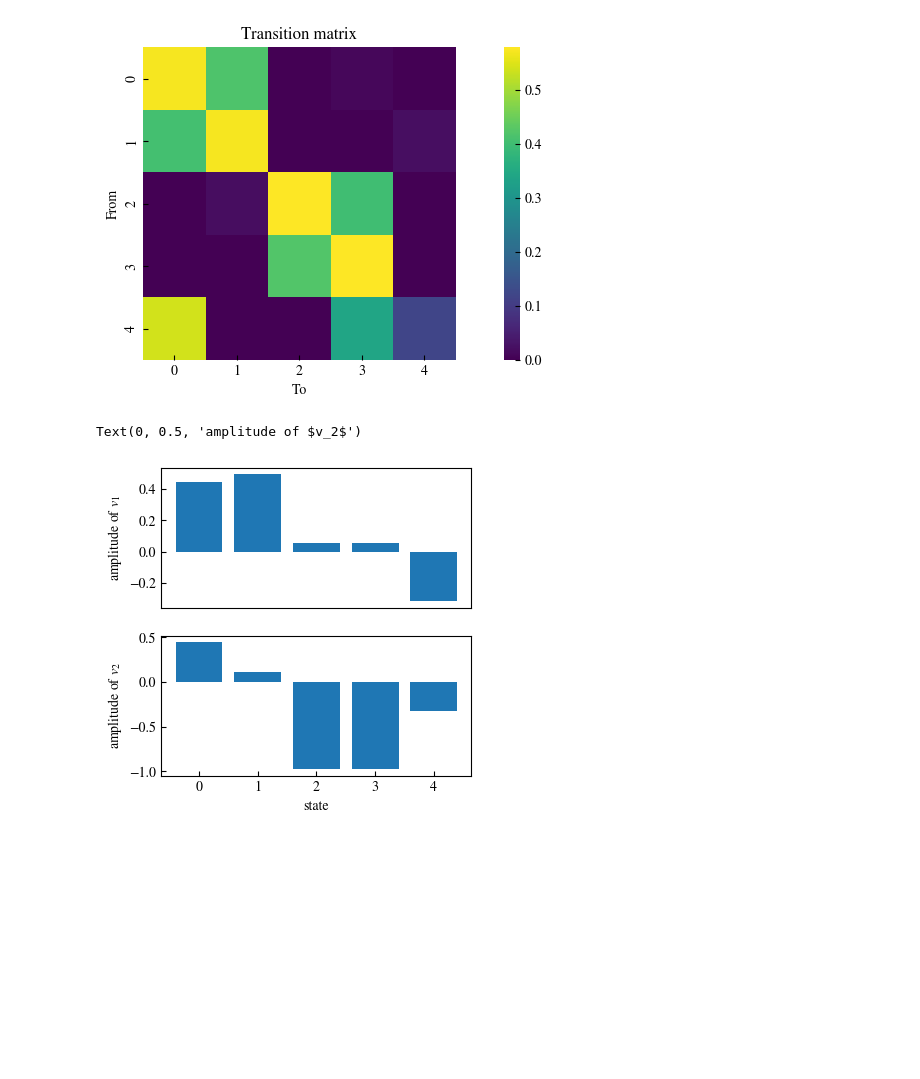
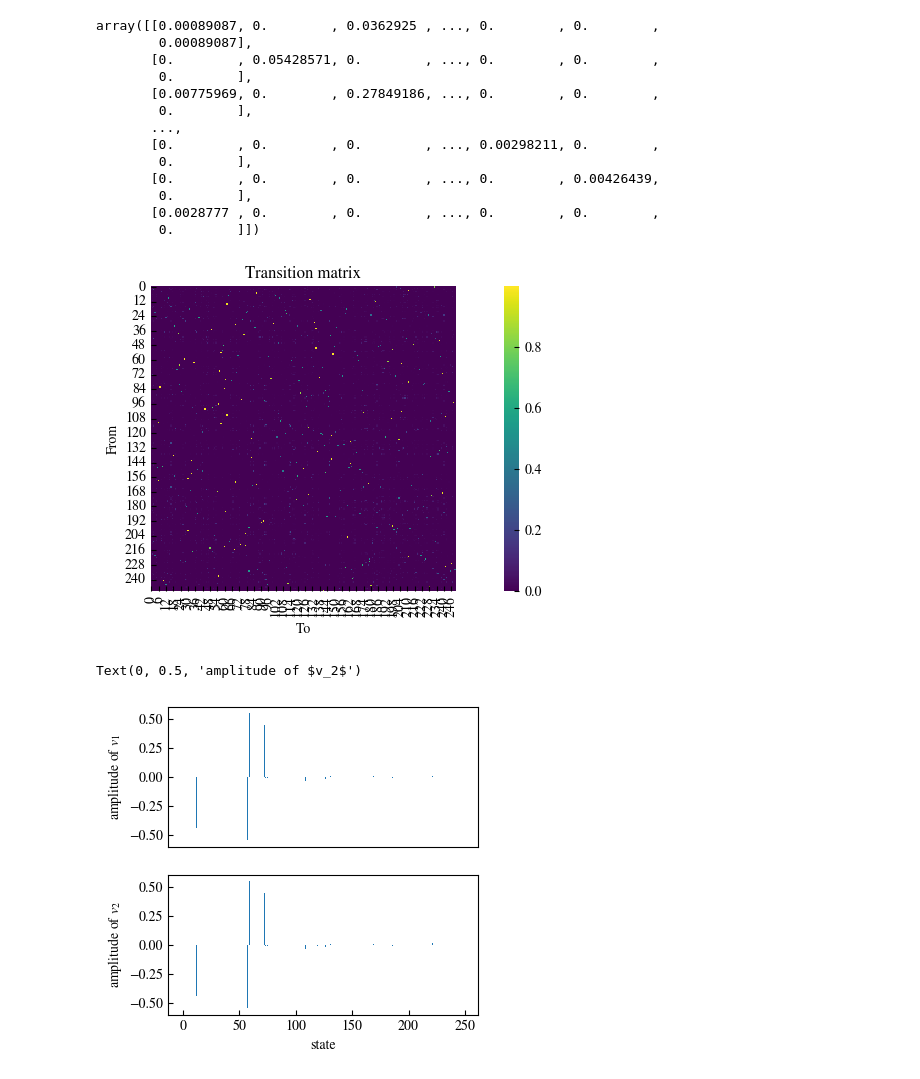
Before and after one commit to HugoLeRoy94/ClusterAnalysis, a Jupyter notebook: unit_test/test_embedding_toy_model.ipynb, the cells around one changed output. Cells and saved outputs as stored; diff of their text form; code cells hidden in the pictures; blank space fills up the shorter version.

Commit message:
ok the translate and rotate function works, but I made it evolve more.

```diff
--- a/unit_test/test_embedding_toy_model.ipynb
+++ b/unit_test/test_embedding_toy_model.ipynb
@@ -55,8 +57,8 @@ ax2.set_yticks([-3,0,3])
 # %%
-#emb = Embedding(df,
-#                columns=['speed','curvature_angle','torsion_angle'],
-#                ID_NAME='label')
-emb = EmbeddingPosition(df,columns=[],columns_translated=['x','y','z'],ID_NAME='label')
+emb = Embedding(df,
+                columns=['speed','curvature_angle','abs_torsion_angle'],
+                ID_NAME='label')
+#emb = EmbeddingPosition(df,columns=['speed','curvature_angle'],columns_translated=['x','y','z'],ID_NAME='label')
 #emb = Embedding(df,
 #                columns=['speed','curvature_angle'],ID_NAME='label')
 # %%
@@ -138,24 +176,38 @@ cbar.set_label(r'$\lambda_i$ value')
 # %%
-emb.make_transition_matrix(tau=1)
+emb.make_transition_matrix(tau=4)
 fig, axs = plt.subplots(1, 1, figsize=(10, 4))
 plot_transition_matrix(emb.P, ax=axs)
 #plot_distribution(emb.pi, ax=axs[1])
 plt.tight_layout()
 #plt.savefig('transition_matrix.svg',transparent=True,bbox_inches='tight')
+emb.reversibilized_matrix()
 # %% [output]
+array([[0.00089087, 0.        , 0.0362925 , ..., 0.        , 0.        ,
+        0.00089087],
+       [0.        , 0.05428571, 0.        , ..., 0.        , 0.        ,
+        0.        ],
+       [0.00775969, 0.        , 0.27849186, ..., 0.        , 0.        ,
+        0.        ],
+       ...,
+       [0.        , 0.        , 0.        , ..., 0.00298211, 0.        ,
+        0.        ],
+       [0.        , 0.        , 0.        , ..., 0.        , 0.00426439,
+        0.        ],
+       [0.0028777 , 0.        , 0.        , ..., 0.        , 0.        ,
+        0.        ]])
-[figure, old version]
+[figure, new version]
 # %%
 fig,ax = plt.subplots(figsize=(4,4),nrows=2)
 # find the spectrum of the stochastic matrix
-eig_val,eig_vec = np.linalg.eig(emb.P)
+eig_val,eig_vec = np.linalg.eig(emb.P.T)
 real_spectrum = np.real(eig_val)
 # sort the eigen system according to the value of the real part
 eig_vec = eig_vec[np.argsort(real_spectrum)]
 real_spectrum = real_spectrum[np.argsort(real_spectrum)]
-slow_mode = np.real(eig_vec[-2])
+slow_mode = np.real(eig_vec[:,-2])
 ax[0].bar(np.arange(0,slow_mode.shape[0],1),slow_mode)
 ax[0].set_xticks([])
-slow_mode = np.real(eig_vec[-3])
+slow_mode = np.real(eig_vec[:,-3])
 ax[1].bar(np.arange(0,slow_mode.shape[0],1),slow_mode)
 ax[1].set_xlabel('state')
 ax[0].set_ylabel(r'amplitude of $v_1$')
@@ -163,6 +215,6 @@ ax[1].set_ylabel(r'amplitude of $v_2$')
 #fig.savefig('first_two_eigen_vect.svg',bbox_inches='tight')
 # %% [output]
 Text(0, 0.5, 'amplitude of $v_2$')
-[figure, old version]
+[figure, new version]
 # %%
 fig,ax = plt.subplots(ncols=2,figsize=(8,4))
```
Also changed, not shown: parts of 15 cells of this notebook, 7 other files.
